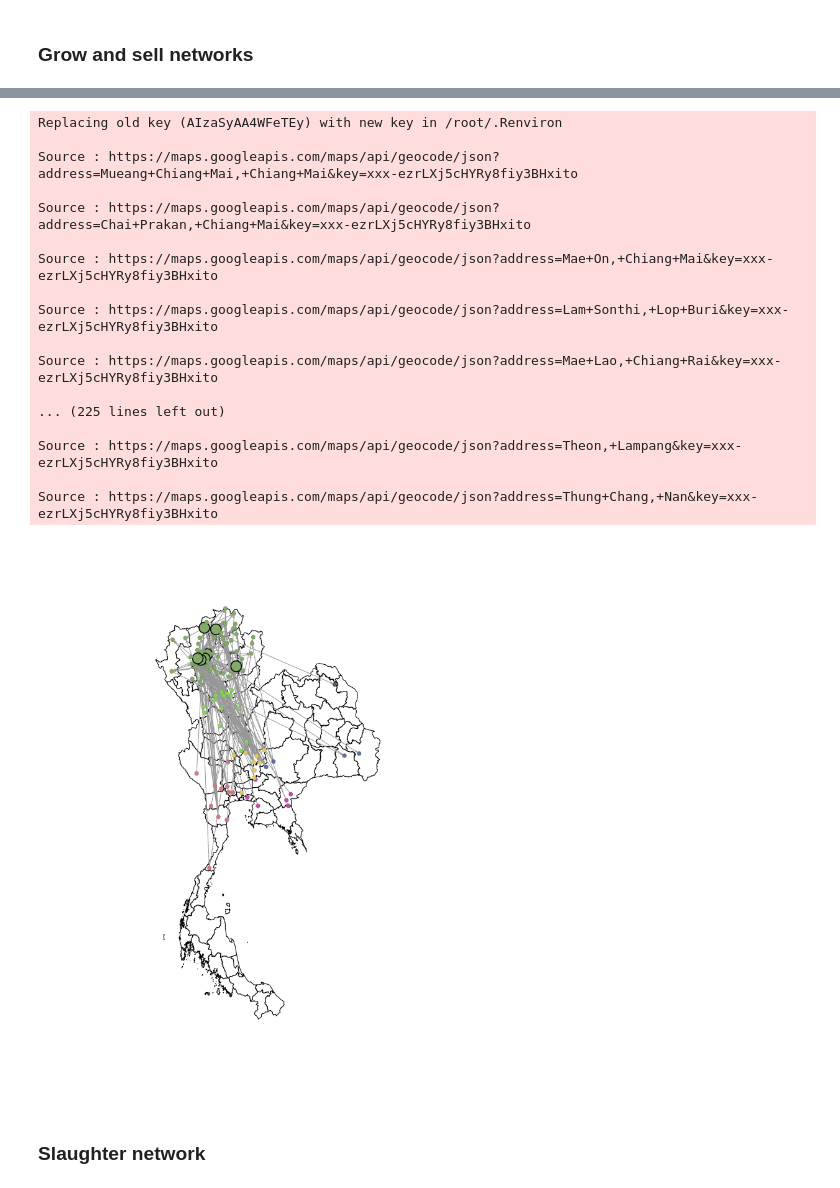
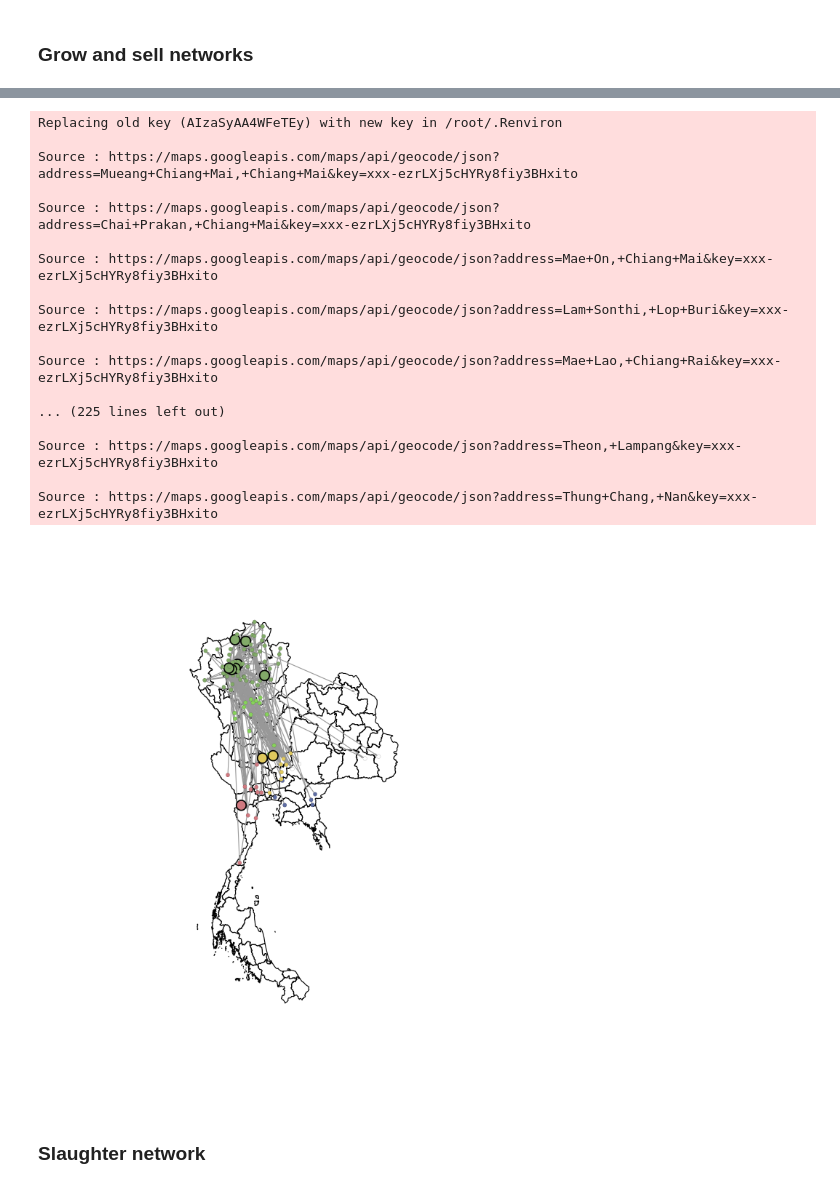
Before and after one commit to yyw-informatics/thailand_movement_network_analysis, a Jupyter notebook: Notebook_Thailand_movement_network_analysis_manuscript.ipynb, the cells around one changed output, grey strips where cells are left out. Drawn from its saved outputs; the diff is of its cells as text; code cells hidden in the pictures.

```diff
--- a/Notebook_Thailand_movement_network_analysis_manuscript.ipynb
+++ b/Notebook_Thailand_movement_network_analysis_manuscript.ipynb
@@ -275,8 +130,6 @@ A tabyl: 8 × 3
 # Functions to construct networks and calculate centrality metrics
 # %%
 number_ticks <- function(n) {function(limits) pretty(limits, n)}
-# %%
-graph_data <- d_all
 # %% [markdown]
 ### Construct networks
 # %%
@@ -452,0 +387,3 @@ tab <- bind_rows(
+# %%
+heat <- read.csv('Hotspot_heatmap.csv', header = TRUE) %>%
+  mutate(districts = gsub('\xa0', ' ', districts))
@@ -525,24 +638,26 @@ to_highlight <- growsell_influential %>% distinct(district)
+# %%
+to_highlight <- heat %>% filter(Grow.and.Sell == 1)
 # %%
-plot_network_on_map(g_by_purpose[[1]], api_key, name_pairing, to_highlight$district)
+plot_network_on_map(g_by_purpose[[1]], api_key, name_pairing, to_highlight$districts)
 # %% [output]
 Replacing old key (AIzaSyAA4WFeTEy) with new key in /root/.Renviron
 
 Source : https://maps.googleapis.com/maps/api/geocode/json?address=Mueang+Chiang+Mai,+Chiang+Mai&key=xxx-ezrLXj5cHYRy8fiy3BHxito
 
 Source : https://maps.googleapis.com/maps/api/geocode/json?address=Chai+Prakan,+Chiang+Mai&key=xxx-ezrLXj5cHYRy8fiy3BHxito
 
 Source : https://maps.googleapis.com/maps/api/geocode/json?address=Mae+On,+Chiang+Mai&key=xxx-ezrLXj5cHYRy8fiy3BHxito
 
 Source : https://maps.googleapis.com/maps/api/geocode/json?address=Lam+Sonthi,+Lop+Buri&key=xxx-ezrLXj5cHYRy8fiy3BHxito
 
 Source : https://maps.googleapis.com/maps/api/geocode/json?address=Mae+Lao,+Chiang+Rai&key=xxx-ezrLXj5cHYRy8fiy3BHxito
 
 ... (225 lines left out)
 
 Source : https://maps.googleapis.com/maps/api/geocode/json?address=Theon,+Lampang&key=xxx-ezrLXj5cHYRy8fiy3BHxito
 
 Source : https://maps.googleapis.com/maps/api/geocode/json?address=Thung+Chang,+Nan&key=xxx-ezrLXj5cHYRy8fiy3BHxito
-[figure, old version]
+[figure, new version]
 # %% [markdown]
 ### Slaughter network
 # %%
```
Also changed, not shown: parts of 70 cells of this notebook.
